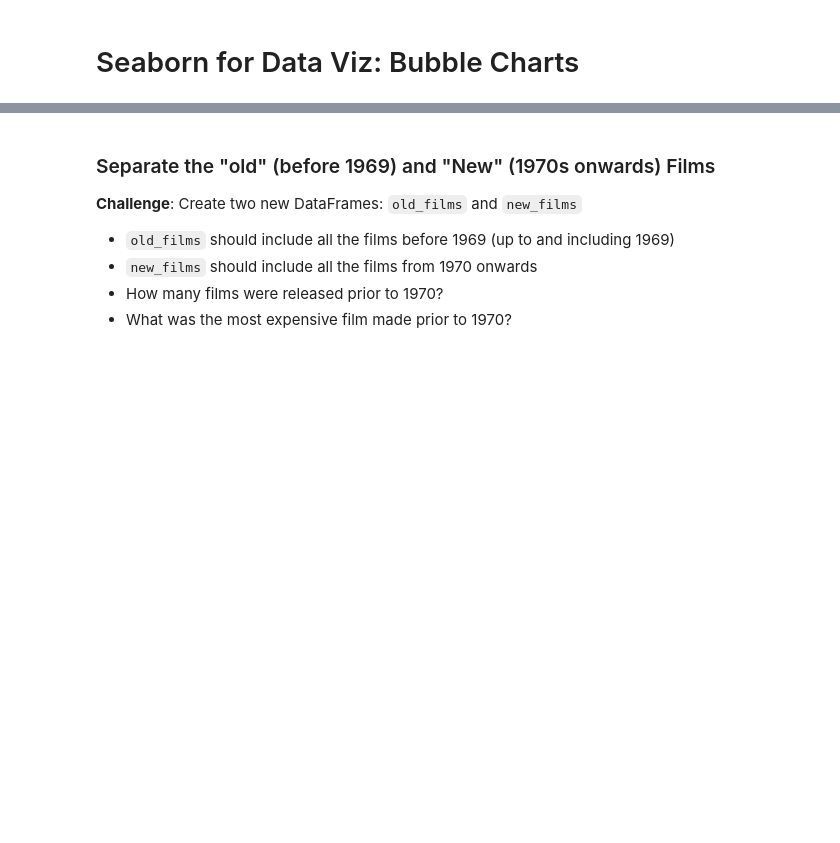
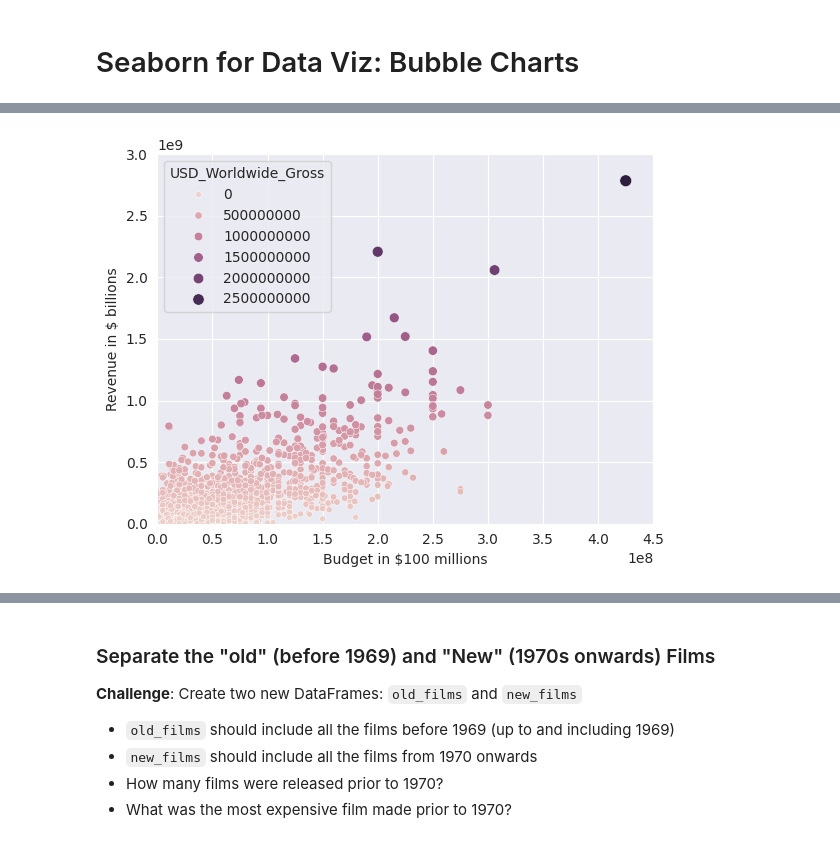
Before and after one commit to M-Awwab-Khan/movies-budget-and-revenue-analysed, a Jupyter notebook: Seaborn_and_Linear_Regression_(start).ipynb, the cells around one changed output, grey strips where cells are left out. Cells and saved outputs as stored; diff of their text form; code cells hidden in the pictures; blank space fills up the shorter version.

```diff
--- a/Seaborn_and_Linear_Regression_(start).ipynb
+++ b/Seaborn_and_Linear_Regression_(start).ipynb
@@ -291,3 +308,18 @@ What is the percentage of films where the production costs exceeded the worldwid
+# %%
+# set styling on a single chart
+with sns.axes_style('darkgrid'):
+  ax = sns.scatterplot(data=data_clean,
+                       x='USD_Production_Budget',
+                       y='USD_Worldwide_Gross',
+                       hue='USD_Worldwide_Gross',
+                       size='USD_Worldwide_Gross')
+
+  ax.set(ylim=(0, 3000000000),
+        xlim=(0, 450000000),
+        ylabel='Revenue in $ billions',
+        xlabel='Budget in $100 millions')
+# %% [output]
+[figure, added]
 # %% [markdown]
 ### Plotting Movie Releases over Time
 
```
Also changed, not shown: parts of 5 cells of this notebook.
